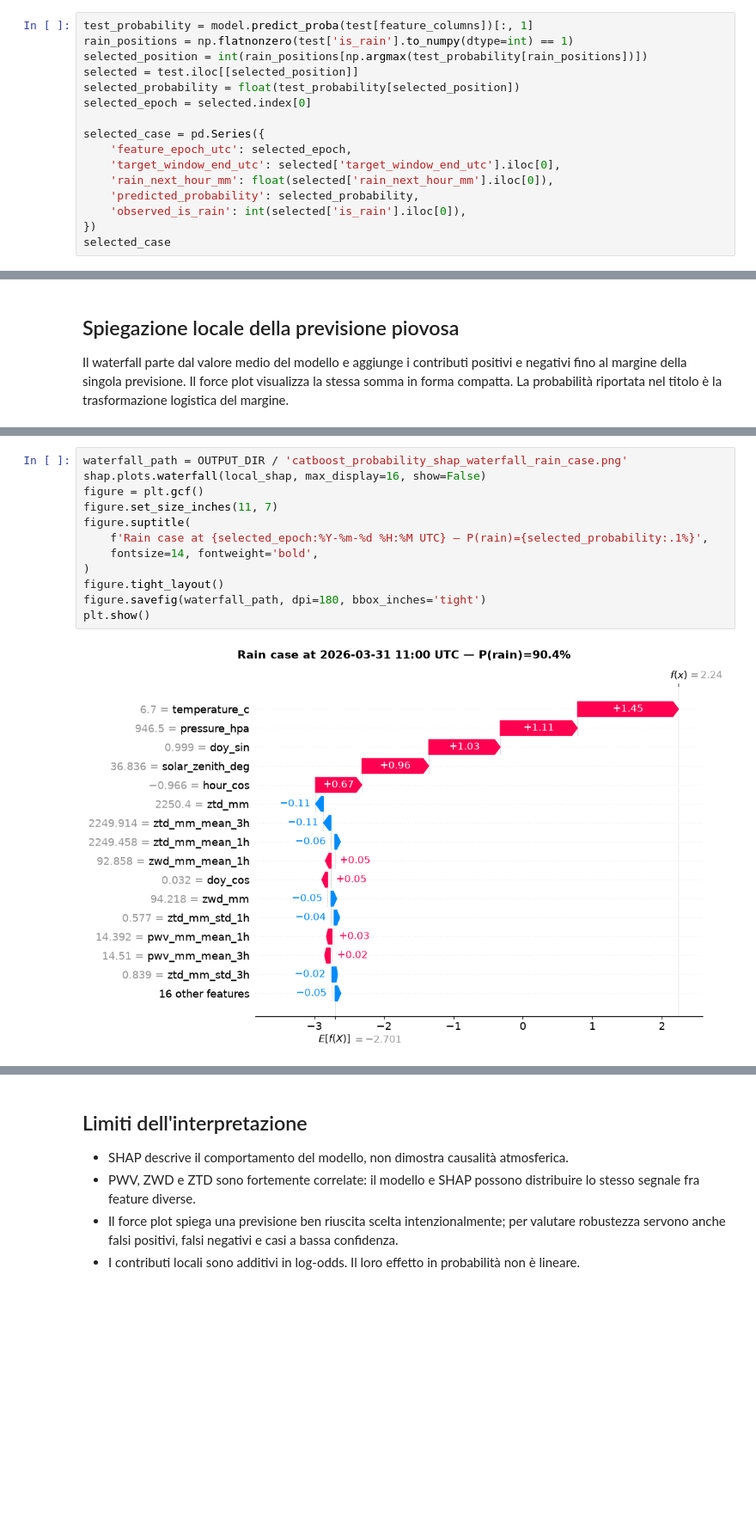
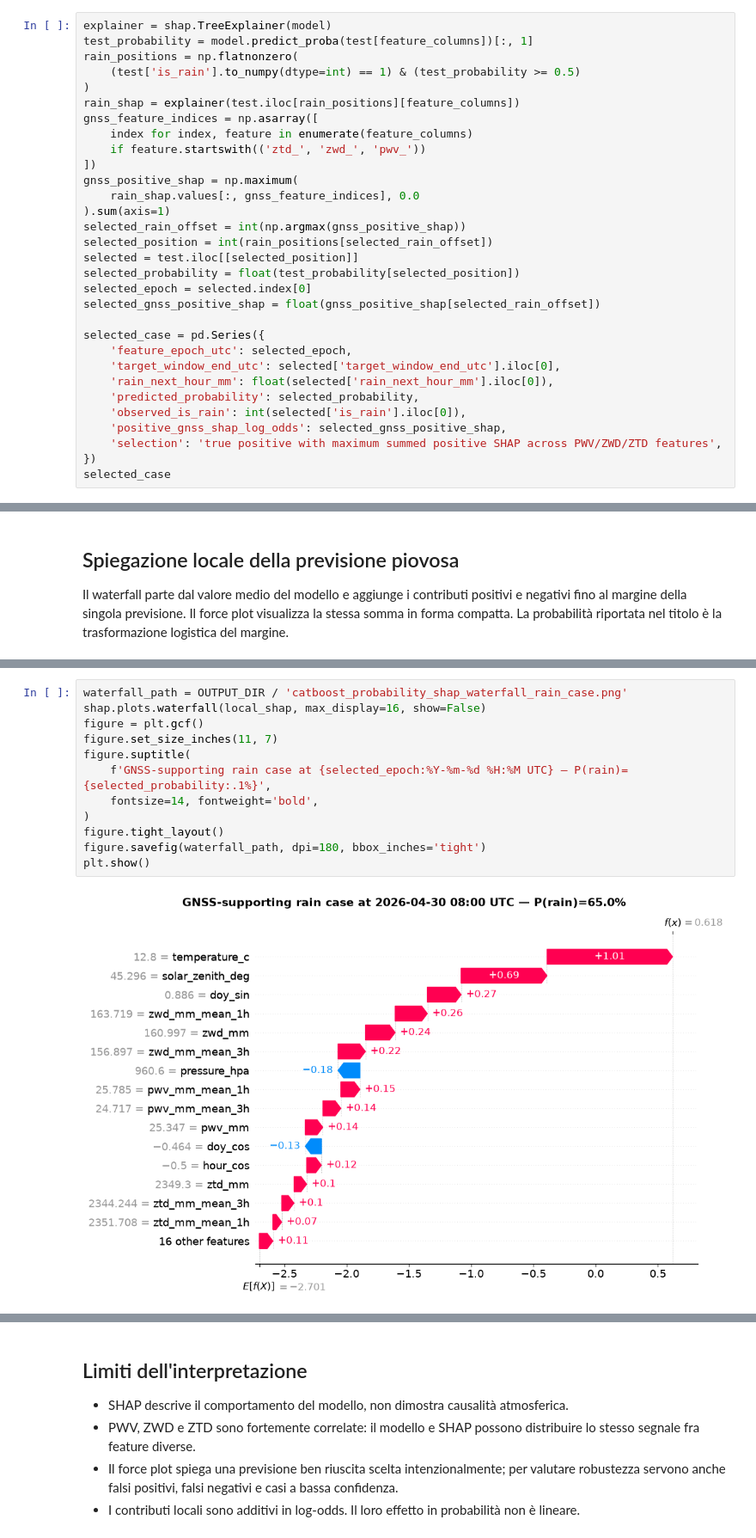
Before and after one commit to viventriglia/gnss-weather-nowcasting, a Jupyter notebook: notebooks/04_shap_explainability.ipynb, the cells around one changed output, grey strips where cells are left out. Shown at 86% size. Cells and saved outputs as stored; diff of their text form; blank space fills up the shorter version.

Commit message:
shap xai

```diff
--- a/notebooks/04_shap_explainability.ipynb
+++ b/notebooks/04_shap_explainability.ipynb
@@ -68,10 +68,23 @@ pd.DataFrame({
 # %%
+explainer = shap.TreeExplainer(model)
 test_probability = model.predict_proba(test[feature_columns])[:, 1]
-rain_positions = np.flatnonzero(test['is_rain'].to_numpy(dtype=int) == 1)
-selected_position = int(rain_positions[np.argmax(test_probability[rain_positions])])
+rain_positions = np.flatnonzero(
+    (test['is_rain'].to_numpy(dtype=int) == 1) & (test_probability >= 0.5)
+)
+rain_shap = explainer(test.iloc[rain_positions][feature_columns])
+gnss_feature_indices = np.asarray([
+    index for index, feature in enumerate(feature_columns)
+    if feature.startswith(('ztd_', 'zwd_', 'pwv_'))
+])
+gnss_positive_shap = np.maximum(
+    rain_shap.values[:, gnss_feature_indices], 0.0
+).sum(axis=1)
+selected_rain_offset = int(np.argmax(gnss_positive_shap))
+selected_position = int(rain_positions[selected_rain_offset])
 selected = test.iloc[[selected_position]]
 selected_probability = float(test_probability[selected_position])
 selected_epoch = selected.index[0]
+selected_gnss_positive_shap = float(gnss_positive_shap[selected_rain_offset])
 
 selected_case = pd.Series({
     'feature_epoch_utc': selected_epoch,
@@ -79,6 +92,8 @@ selected_case = pd.Series({
     'rain_next_hour_mm': float(selected['rain_next_hour_mm'].iloc[0]),
     'predicted_probability': selected_probability,
     'observed_is_rain': int(selected['is_rain'].iloc[0]),
+    'positive_gnss_shap_log_odds': selected_gnss_positive_shap,
+    'selection': 'true positive with maximum summed positive SHAP across PWV/ZWD/ZTD features',
 })
 selected_case
 # %% [output]
@@ -169,17 +185,17 @@ dtype: float64
 # %%
 waterfall_path = OUTPUT_DIR / 'catboost_probability_shap_waterfall_rain_case.png'
 shap.plots.waterfall(local_shap, max_display=16, show=False)
 figure = plt.gcf()
 figure.set_size_inches(11, 7)
 figure.suptitle(
-    f'Rain case at {selected_epoch:%Y-%m-%d %H:%M UTC} — P(rain)={selected_probability:.1%}',
+    f'GNSS-supporting rain case at {selected_epoch:%Y-%m-%d %H:%M UTC} — P(rain)={selected_probability:.1%}',
     fontsize=14, fontweight='bold',
 )
 figure.tight_layout()
 figure.savefig(waterfall_path, dpi=180, bbox_inches='tight')
 plt.show()
 # %% [output]
-[figure, old version]
+[figure, new version]
 # %%
 force_path = OUTPUT_DIR / 'catboost_probability_shap_force_rain_case.png'
 force_html_path = OUTPUT_DIR / 'catboost_probability_shap_force_rain_case.html'
```
Also changed, not shown: parts of 8 cells of this notebook.
